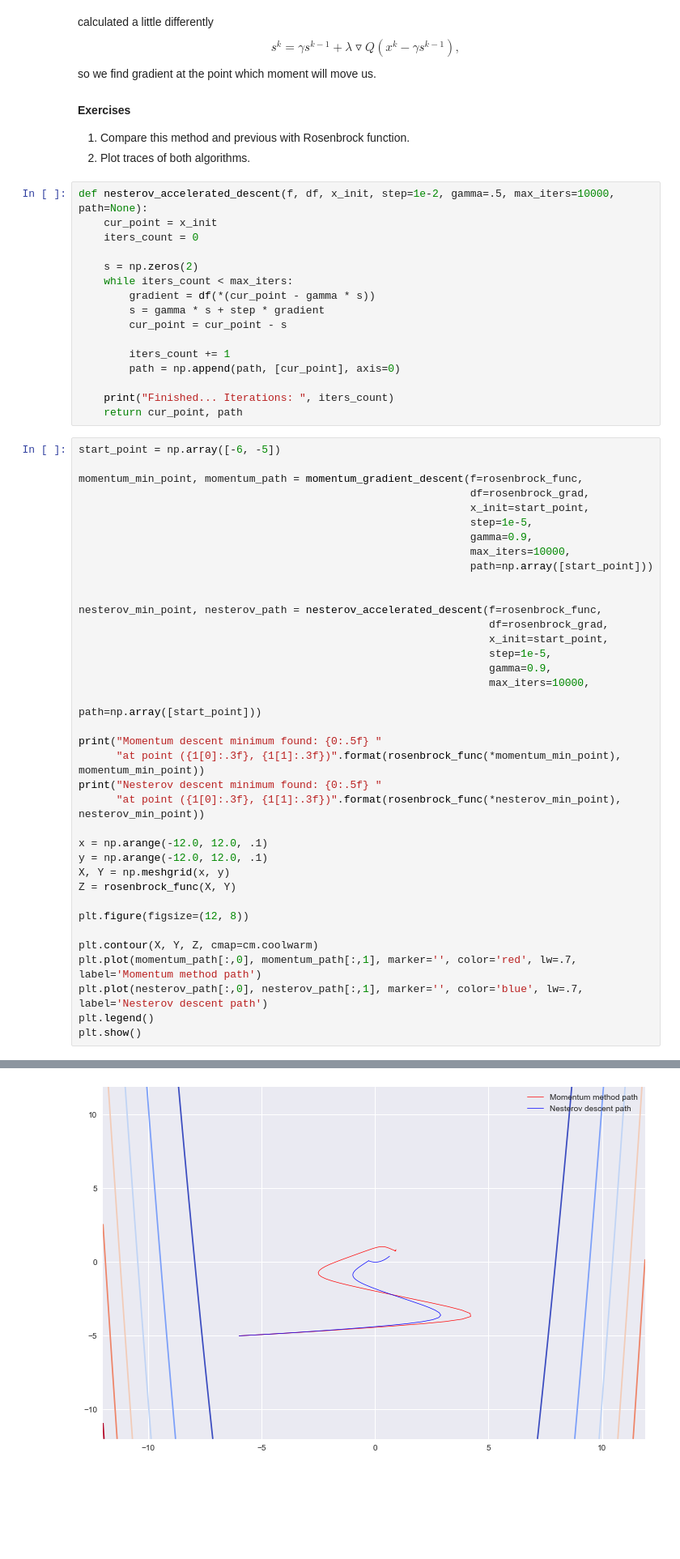
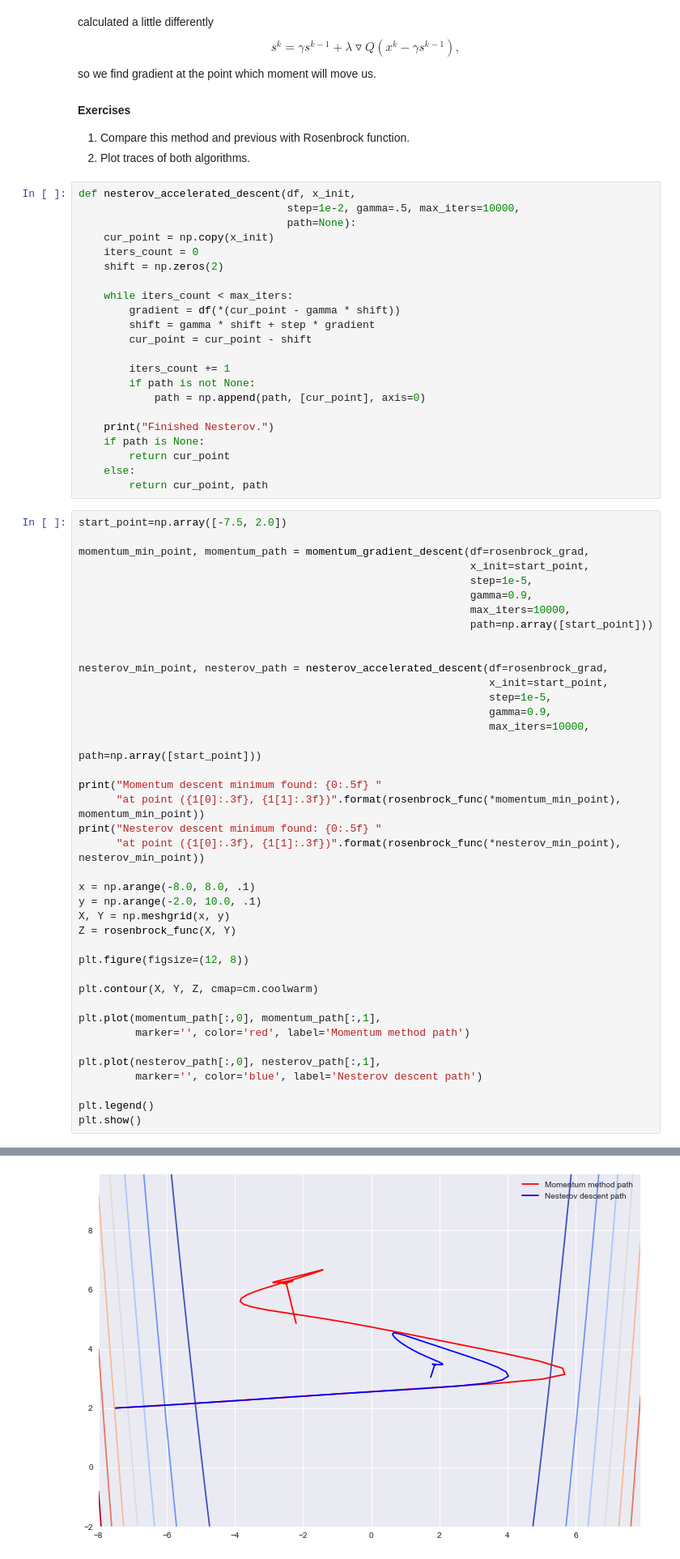
Before and after one commit to puhsu/renju, a Jupyter notebook: labs/lab-1.ipynb, the cells around one changed output, grey strips where cells are left out. Shown at 81% size. Drawn from its saved outputs; the diff is of its cells as text; blank space fills up the shorter version.

```diff
--- a/labs/lab-1.ipynb
+++ b/labs/lab-1.ipynb
@@ -944,26 +949,31 @@ so we find gradient at the point which moment will move us.
 1. Compare this method and previous with Rosenbrock function.
 2. Plot traces of both algorithms.
 # %%
-def nesterov_accelerated_descent(f, df, x_init, step=1e-2, gamma=.5, max_iters=10000, path=None):
-    cur_point = x_init
+def nesterov_accelerated_descent(df, x_init,
+                                 step=1e-2, gamma=.5, max_iters=10000,
+                                 path=None):
+    cur_point = np.copy(x_init)
     iters_count = 0
+    shift = np.zeros(2)
 
-    s = np.zeros(2)
     while iters_count < max_iters:
-        gradient = df(*(cur_point - gamma * s))
-        s = gamma * s + step * gradient
-        cur_point = cur_point - s
+        gradient = df(*(cur_point - gamma * shift))
+        shift = gamma * shift + step * gradient
+        cur_point = cur_point - shift
 
         iters_count += 1
-        path = np.append(path, [cur_point], axis=0)
+        if path is not None:
+            path = np.append(path, [cur_point], axis=0)
 
-    print("Finished... Iterations: ", iters_count)
-    return cur_point, path
+    print("Finished Nesterov.")
+    if path is None:
+        return cur_point
+    else:
+        return cur_point, path
 # %%
-start_point = np.array([-6, -5])
+start_point=np.array([-7.5, 2.0])
 
-momentum_min_point, momentum_path = momentum_gradient_descent(f=rosenbrock_func,
-                                                              df=rosenbrock_grad,
+momentum_min_point, momentum_path = momentum_gradient_descent(df=rosenbrock_grad,
                                                               x_init=start_point,
                                                               step=1e-5,
                                                               gamma=0.9,
@@ -971,8 +981,7 @@ momentum_min_point, momentum_path = momentum_gradient_descent(f=rosenbrock_func,
                                                               path=np.array([start_point]))
 
 
-nesterov_min_point, nesterov_path = nesterov_accelerated_descent(f=rosenbrock_func,
-                                                                 df=rosenbrock_grad,
+nesterov_min_point, nesterov_path = nesterov_accelerated_descent(df=rosenbrock_grad,
                                                                  x_init=start_point,
                                                                  step=1e-5,
                                                                  gamma=0.9,
@@ -984,16 +993,21 @@ print("Momentum descent minimum found: {0:.5f} "
 print("Nesterov descent minimum found: {0:.5f} "
       "at point ({1[0]:.3f}, {1[1]:.3f})".format(rosenbrock_func(*nesterov_min_point), nesterov_min_point))
 
-x = np.arange(-12.0, 12.0, .1)
-y = np.arange(-12.0, 12.0, .1)
+x = np.arange(-8.0, 8.0, .1)
+y = np.arange(-2.0, 10.0, .1)
 X, Y = np.meshgrid(x, y)
 Z = rosenbrock_func(X, Y)
 
 plt.figure(figsize=(12, 8))
 
 plt.contour(X, Y, Z, cmap=cm.coolwarm)
-plt.plot(momentum_path[:,0], momentum_path[:,1], marker='', color='red', lw=.7, label='Momentum method path')
-plt.plot(nesterov_path[:,0], nesterov_path[:,1], marker='', color='blue', lw=.7, label='Nesterov descent path')
+
+plt.plot(momentum_path[:,0], momentum_path[:,1],
+         marker='', color='red', label='Momentum method path')
+
+plt.plot(nesterov_path[:,0], nesterov_path[:,1],
+         marker='', color='blue', label='Nesterov descent path')
+
 plt.legend()
 plt.show()
 # %% [output]
@@ -1004,2 +1018,2 @@ Nesterov descent minimum found: 0.13262 at point (0.636, 0.403)
-[figure, old version]
+[figure, new version]
 # %% [markdown]
```
Also changed, not shown: parts of 29 cells of this notebook, 1 other file.
